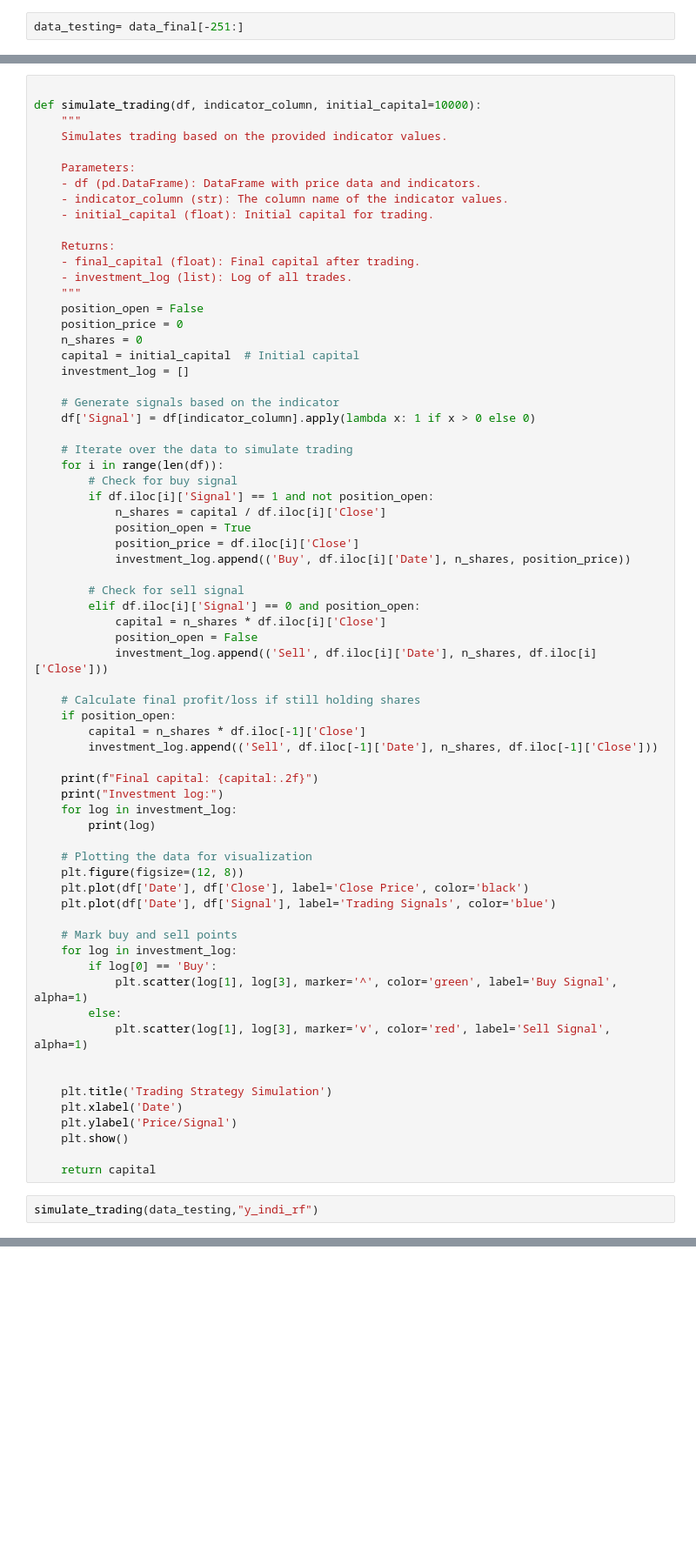
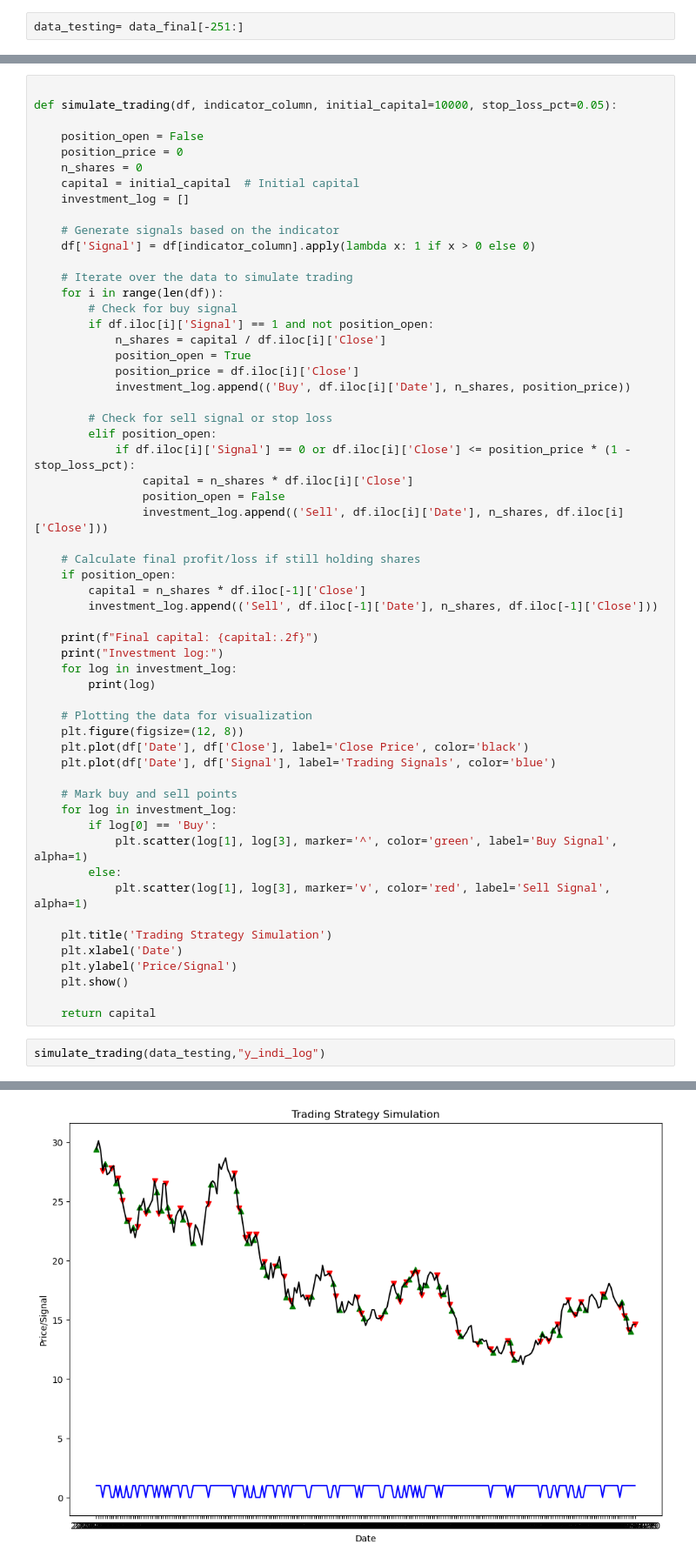
Before and after one commit to ArchitSaraogi/FC_Project, a Jupyter notebook: Finance_Club_Project.ipynb, the cells around one changed output, grey strips where cells are left out. Shown: that part at 87% size. Saved outputs shown, nothing was run; the diff lists cells and outputs as text; blank space fills up the shorter version.

```diff
--- a/Finance_Club_Project.ipynb
+++ b/Finance_Club_Project.ipynb
@@ -452,19 +453,8 @@ data_testing
 251 rows × 19 columns
 # %%
 
-def simulate_trading(df, indicator_column, initial_capital=10000):
-    """
-    Simulates trading based on the provided indicator values.
+def simulate_trading(df, indicator_column, initial_capital=10000, stop_loss_pct=0.05):
 
-    Parameters:
-    - df (pd.DataFrame): DataFrame with price data and indicators.
-    - indicator_column (str): The column name of the indicator values.
-    - initial_capital (float): Initial capital for trading.
-
-    Returns:
-    - final_capital (float): Final capital after trading.
-    - investment_log (list): Log of all trades.
-    """
     position_open = False
     position_price = 0
     n_shares = 0
@@ -483,11 +473,12 @@ def simulate_trading(df, indicator_column, initial_capital=10000):
             position_price = df.iloc[i]['Close']
             investment_log.append(('Buy', df.iloc[i]['Date'], n_shares, position_price))
 
-        # Check for sell signal
-        elif df.iloc[i]['Signal'] == 0 and position_open:
-            capital = n_shares * df.iloc[i]['Close']
-            position_open = False
-            investment_log.append(('Sell', df.iloc[i]['Date'], n_shares, df.iloc[i]['Close']))
+        # Check for sell signal or stop loss
+        elif position_open:
+            if df.iloc[i]['Signal'] == 0 or df.iloc[i]['Close'] <= position_price * (1 - stop_loss_pct):
+                capital = n_shares * df.iloc[i]['Close']
+                position_open = False
+                investment_log.append(('Sell', df.iloc[i]['Date'], n_shares, df.iloc[i]['Close']))
 
     # Calculate final profit/loss if still holding shares
     if position_open:
@@ -511,7 +502,6 @@ def simulate_trading(df, indicator_column, initial_capital=10000):
         else:
             plt.scatter(log[1], log[3], marker='v', color='red', label='Sell Signal', alpha=1)
 
-
     plt.title('Trading Strategy Simulation')
     plt.xlabel('Date')
     plt.ylabel('Price/Signal')
@@ -519,4 +509,5 @@ def simulate_trading(df, indicator_column, initial_capital=10000):
 
     return capital
 # %%
-simulate_trading(data_testing,"y_indi_rf")
+simulate_trading(data_testing,"y_indi_log")
+# %% [output]
@@ -522,0 +536 @@ simulate_trading(data_testing,"y_indi_rf")
+[figure, added]
```
Also changed, not shown: parts of 22 cells of this notebook, 5 other files.
